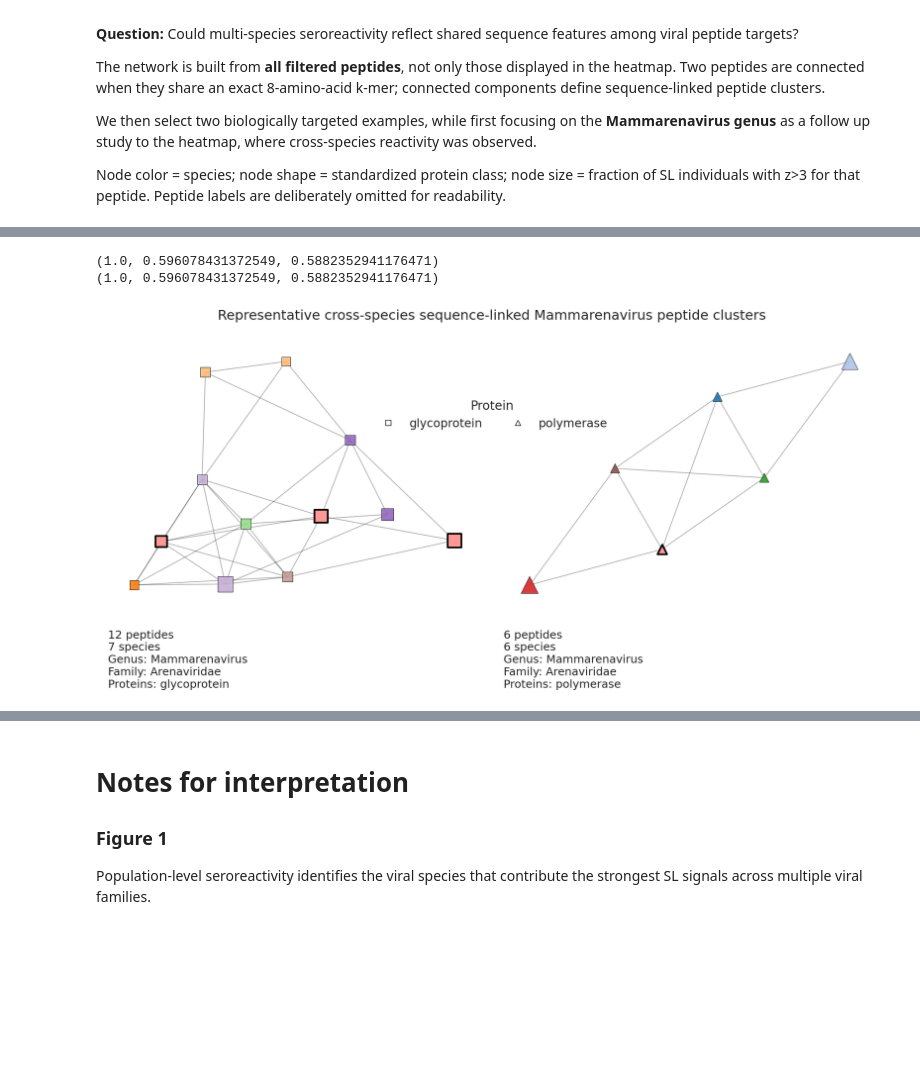
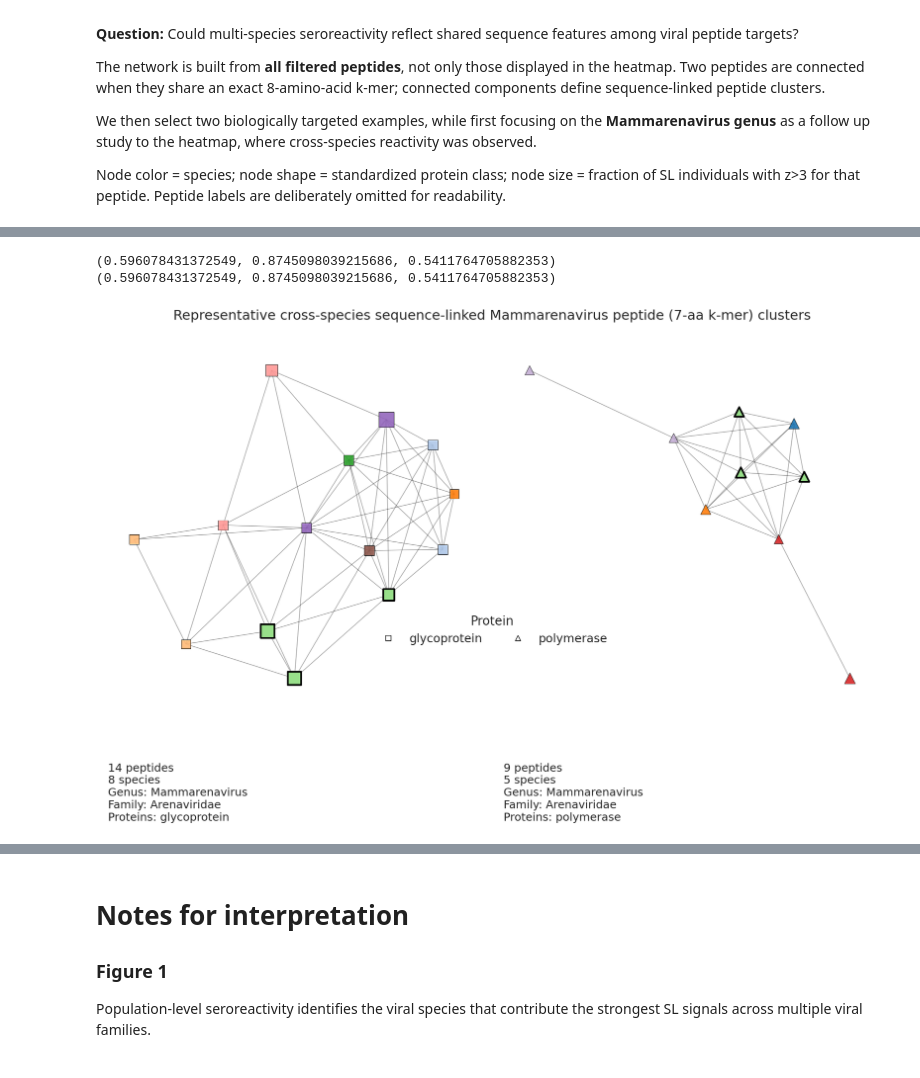
Before and after one commit to sporak577/lasv_phipseq_2026, a Jupyter notebook: Lassa_seroreactivity_paper_figures_clean_090726.ipynb, the cells around one changed output, grey strips where cells are left out. Saved outputs shown, nothing was run; the diff lists cells and outputs as text; code cells hidden in the pictures; blank space fills up the shorter version.

```diff
--- a/Lassa_seroreactivity_paper_figures_clean_090726.ipynb
+++ b/Lassa_seroreactivity_paper_figures_clean_090726.ipynb
@@ -514,6 +338,7 @@ Number of viral families represented: 9
 # representative genus, count the number of UNIQUE reactive
 # peptides mapping to that genus.
 
+genus_order = genus_prevalence['genus']
 
 representative_genera = set(
     genus_order
@@ -2027,33 +2483,11 @@ We then select two biologically targeted examples, while first focusing on the *
 
 
 Node color = species; node shape = standardized protein class; node size = fraction of SL individuals with z>3 for that peptide. Peptide labels are deliberately omitted for readability.
-# %%
-# FIGURE 4: BUILD ALL-PEPTIDE 8-MER NETWORK -
-
-K = 8
-
-def get_kmers(sequence, k=K):
-    sequence = str(sequence).upper()
-    if len(sequence) < k:
-        return set()
-    return {
-        sequence[i:i+k]
-        for i in range(len(sequence) - k + 1)
-    }
-
-# Peptide prevalence in SL
-sl_peptide_prevalence = (
-    long[long['cohort'] == 'SL']
-    .groupby('peptide')['reactive']
-    .mean()
-    .rename('sl_prevalence')
-    .reset_index()
-)
 # %%
 
 # FIGURE 4: BUILD ALL-PEPTIDE 8-MER NETWORK -
 
-K = 8
+K = 7
 
 def get_kmers(sequence, k=K):
     sequence = str(sequence).upper()
@@ -2487,7 +2933,7 @@ def plot_cluster_network(ax, cluster_row, target_species, title):
 fig, axes = plt.subplots(
     1,
     2,
-    figsize=(18, 9)
+    figsize=(18, 12)
 )
 
 mamma_palette = plot_cluster_network(
@@ -2518,36 +2964,36 @@ protein_handles = [
         markersize=9,
         label=protein_type
     )
     for protein_type, marker in protein_markers.items()
 ]
 
 fig.legend(
     handles=protein_handles,
     title='Protein',
-    loc='upper center',
+    loc='lower center',
     frameon=False,
     fontsize=19,
     title_fontsize=20,
     ncol=4,
-    bbox_to_anchor=(0.5, 0.8)
+    bbox_to_anchor=(0.5, 0.35)
 )
 
 fig.suptitle(
-    'Representative cross-species sequence-linked Mammarenavirus peptide clusters',
+    'Representative cross-species sequence-linked Mammarenavirus peptide (7-aa k-mer) clusters',
     fontsize=22,
     y=1.00
 )
 
 plt.tight_layout()
 
 fig.savefig(
     f'{FIG_DIR}/Figure4_representative_mammarenavirus_sequence_clusters.png',
     dpi=300,
     bbox_inches='tight'
 )
 
 plt.show()
 # %% [output]
-(1.0, 0.596078431372549, 0.5882352941176471)
-(1.0, 0.596078431372549, 0.5882352941176471)
+(0.596078431372549, 0.8745098039215686, 0.5411764705882353)
+(0.596078431372549, 0.8745098039215686, 0.5411764705882353)
-[figure, old version]
+[figure, new version]
```
Also changed, not shown: parts of 16 cells of this notebook, 6 other files.
